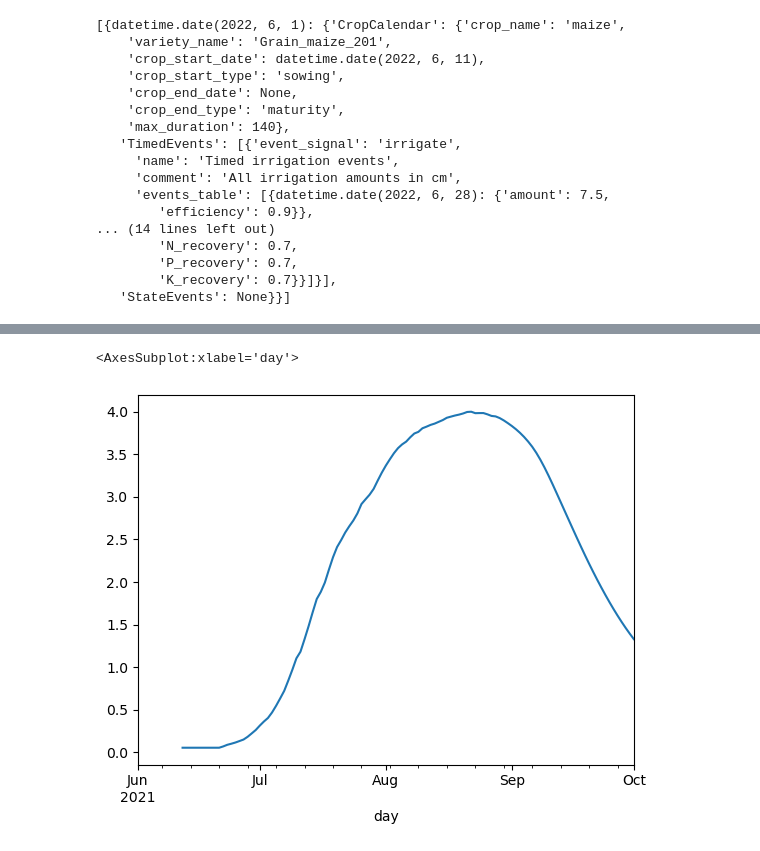
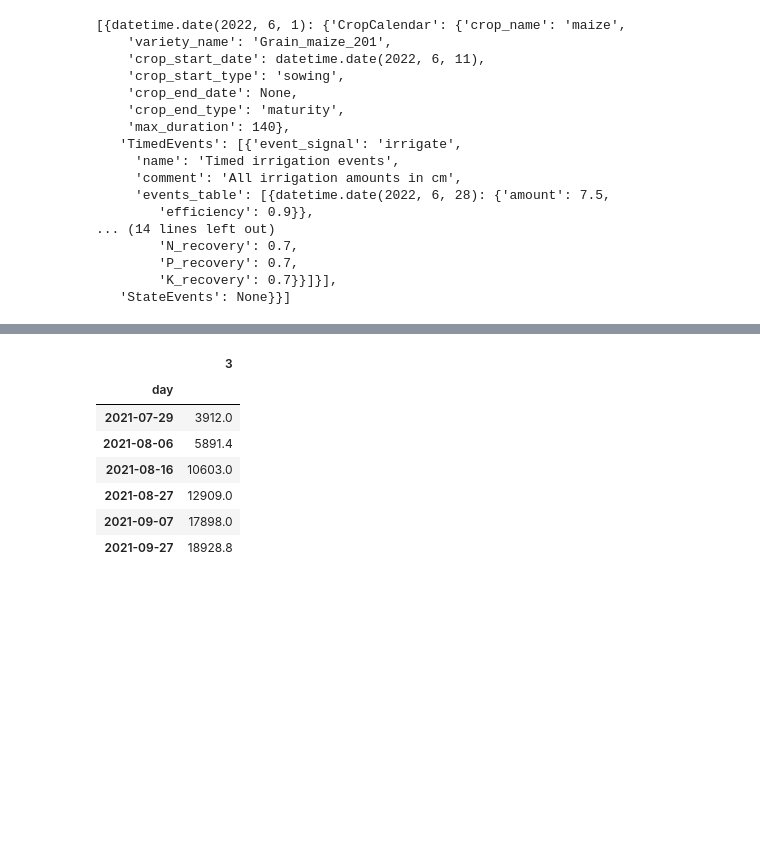
Before and after one commit to cleanhun13/myWofost, a Jupyter notebook: Wofost_opt.ipynb, the cells around one changed output, grey strips where cells are left out. Cells and saved outputs as stored; diff of their text form; code cells hidden in the pictures; blank space fills up the shorter version.

```diff
--- a/Wofost_opt.ipynb
+++ b/Wofost_opt.ipynb
@@ -149,6 +156,17 @@ param_df.sort_values(by=['rmse'], ascending=True, inplace=True)
 # %%
 parameters_name = param_df.columns.to_list()
 parameters_name = parameters_name[1: ]
+# %%
+def read_obs(file_path):
+    obs_LAI = pd.read_csv(file_path)
+    obs_LAI.index = pd.to_datetime(obs_LAI.day)
+    obs_LAI.drop("day", axis=1, inplace=True)
+    return obs_LAI
+
+bio2022 = read_obs("F:\\学习\\研究生文件\\2022夏玉米\\biomass2022.csv")
+bio2021 = read_obs("F:\\2021_maize_experiment\\Bio-mass\\biomass2021.csv")
+lai2021 = read_obs("./data/LAI/2021/ZDN180.csv")
+lai2022 = read_obs("./data/LAI/2022/ZDN180.csv")
 # %%
 sited = WOFOST80SiteDataProvider(WAV=18, NAVAILI=20.5, PAVAILI=50.0, KAVAILI=250.0)
 parameters = ParameterProvider(cropdata=cropd, soildata=soild, sitedata=sited)
@@ -208,8 +323,14 @@ res_2021 = result[0]
-# %%
-res_2021.LAI.plot()
-# %% [output]
-<AxesSubplot:xlabel='day'>
-[figure, removed]
+# %%
+bio2021[["3"]]
+# %% [output]
+|  | 3 |
+| day |  |
+| 2021-07-29 | 3912.0 |
+| 2021-08-06 | 5891.4 |
+| 2021-08-16 | 10603.0 |
+| 2021-08-27 | 12909.0 |
+| 2021-09-07 | 17898.0 |
+| 2021-09-27 | 18928.8 |
 # %%
 yield_dict = {
         "ZDN180": {"0": [6796, 6274],
```
Also changed, not shown: parts of 22 cells of this notebook, 20 other files.
